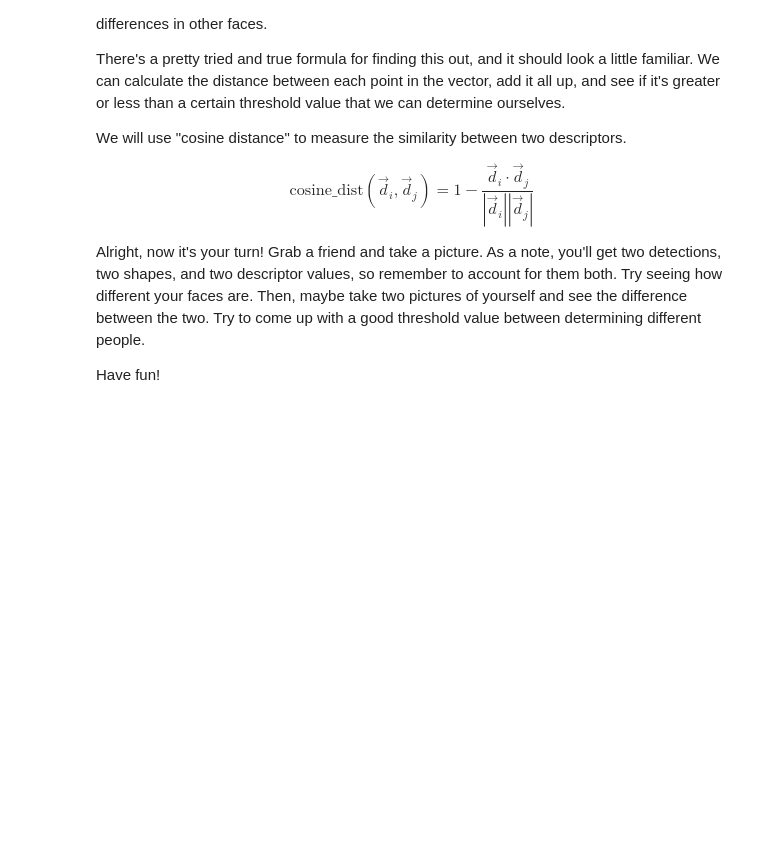
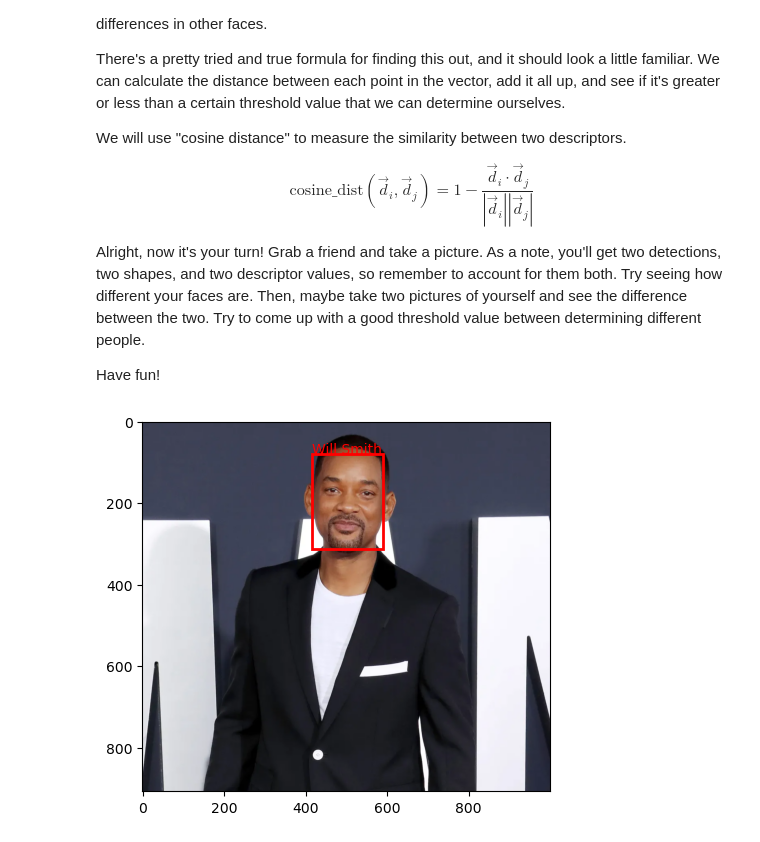
Before and after one commit to thekavyakarthik/facenet_models, a Jupyter notebook: facenet_tutorial.ipynb, the cells around one changed output. Saved outputs shown, nothing was run; the diff lists cells and outputs as text; code cells hidden in the pictures; blank space fills up the shorter version.

```diff
--- a/facenet_tutorial.ipynb
+++ b/facenet_tutorial.ipynb
@@ -84,3 +96,16 @@ We will use "cosine distance" to measure the similarity between two descriptors.
 Alright, now it's your turn! Grab a friend and take a picture. As a note, you'll get two detections, two shapes, and two descriptor values, so remember to account for them both. Try seeing how different your faces are. Then, maybe take two pictures of yourself and see the difference between the two. Try to come up with a good threshold value between determining different people.
 
 Have fun!
+# %%
+from matplotlib.patches import Rectangle
+
+fig, ax = plt.subplots()
+ax.imshow(pic_arr)
+
+
+for box, prob, landmark in zip(boxes, probabilities, landmarks):
+    # draw the box on the screen
+    ax.add_patch(Rectangle(box[:2], *(box[2:] - box[:2]), fill=None, lw=2, color="red"))
+    plt.text(box[:2][0], box[:2][1], 'Will Smith', color="red")
+# %% [output]
+[figure, added]
```
Also changed, not shown: parts of 4 cells of this notebook.
